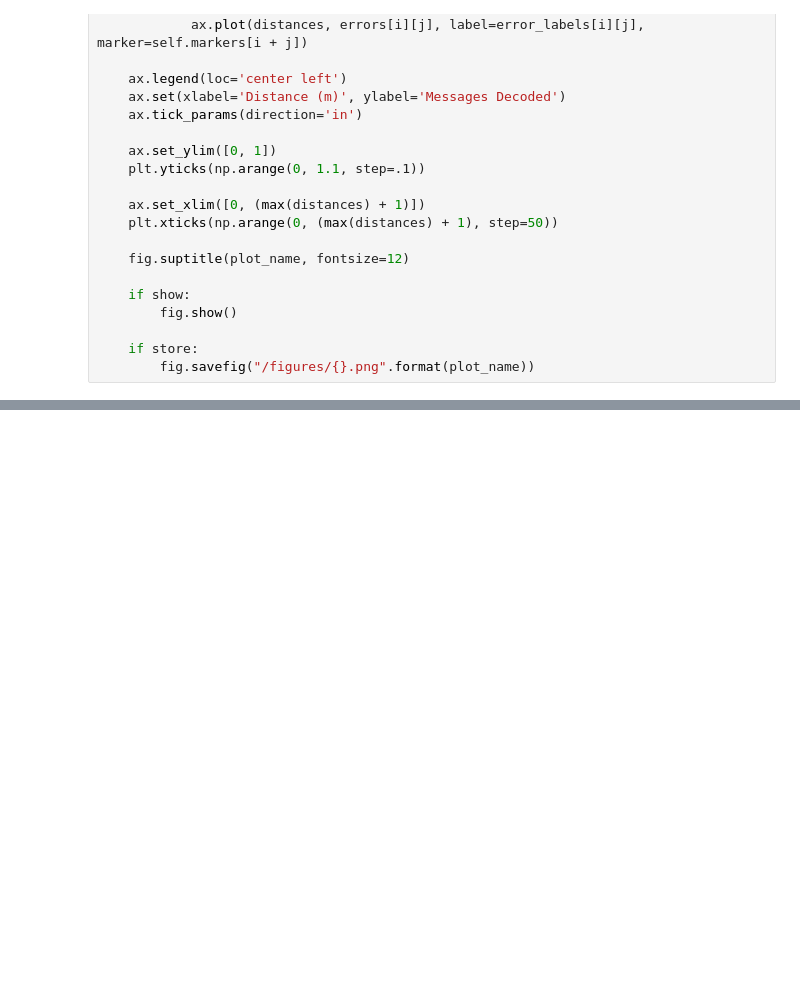
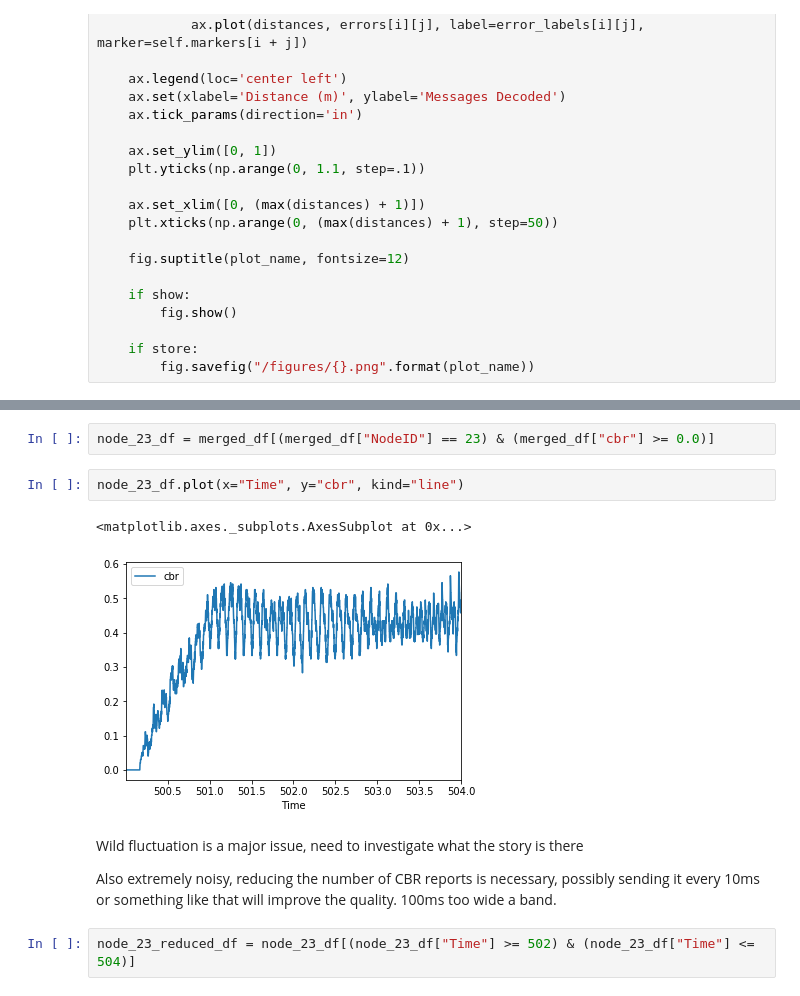
Before and after one commit to brianmc95/results-analysis, a Jupyter notebook: jupyter-notebooks/formal_graphs.ipynb, the cells around one changed output, grey strips where cells are left out. Drawn from its saved outputs; the diff is of its cells as text; blank space fills up the shorter version.

```diff
--- a/jupyter-notebooks/formal_graphs.ipynb
+++ b/jupyter-notebooks/formal_graphs.ipynb
@@ -125,0 +200,13 @@ for config in data:
+# %%
+node_23_df = merged_df[(merged_df["NodeID"] == 23) & (merged_df["cbr"] >= 0.0)]
+# %%
+node_23_df.plot(x="Time", y="cbr", kind="line")
+# %% [output]
+<matplotlib.axes._subplots.AxesSubplot at 0x...>
+[figure, added]
+# %% [markdown]
+Wild fluctuation is a major issue, need to investigate what the story is there
+
+Also extremely noisy, reducing the number of CBR reports is necessary, possibly sending it every 10ms or something like that will improve the quality. 100ms too wide a band.
+# %%
+node_23_reduced_df = node_23_df[(node_23_df["Time"] >= 502) & (node_23_df["Time"] <= 504)]
```
Also changed, not shown: parts of 39 cells of this notebook.
